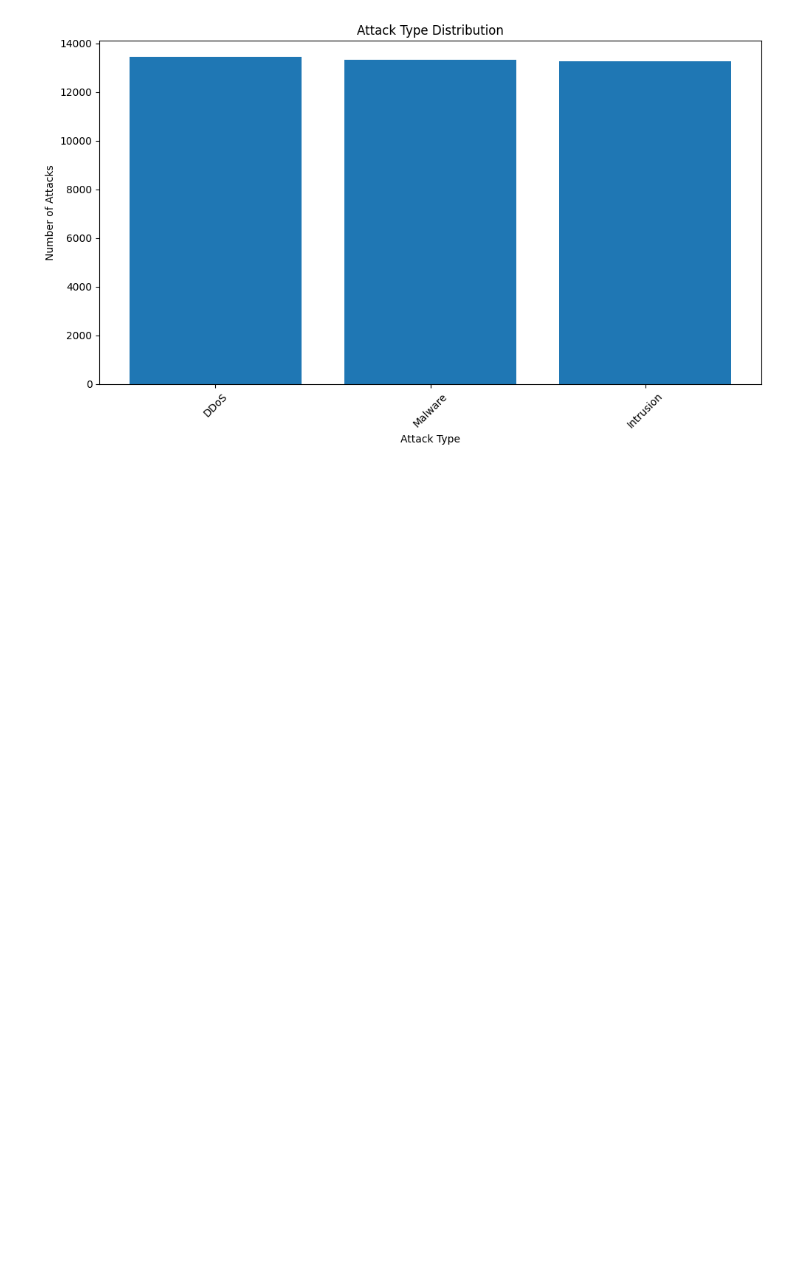
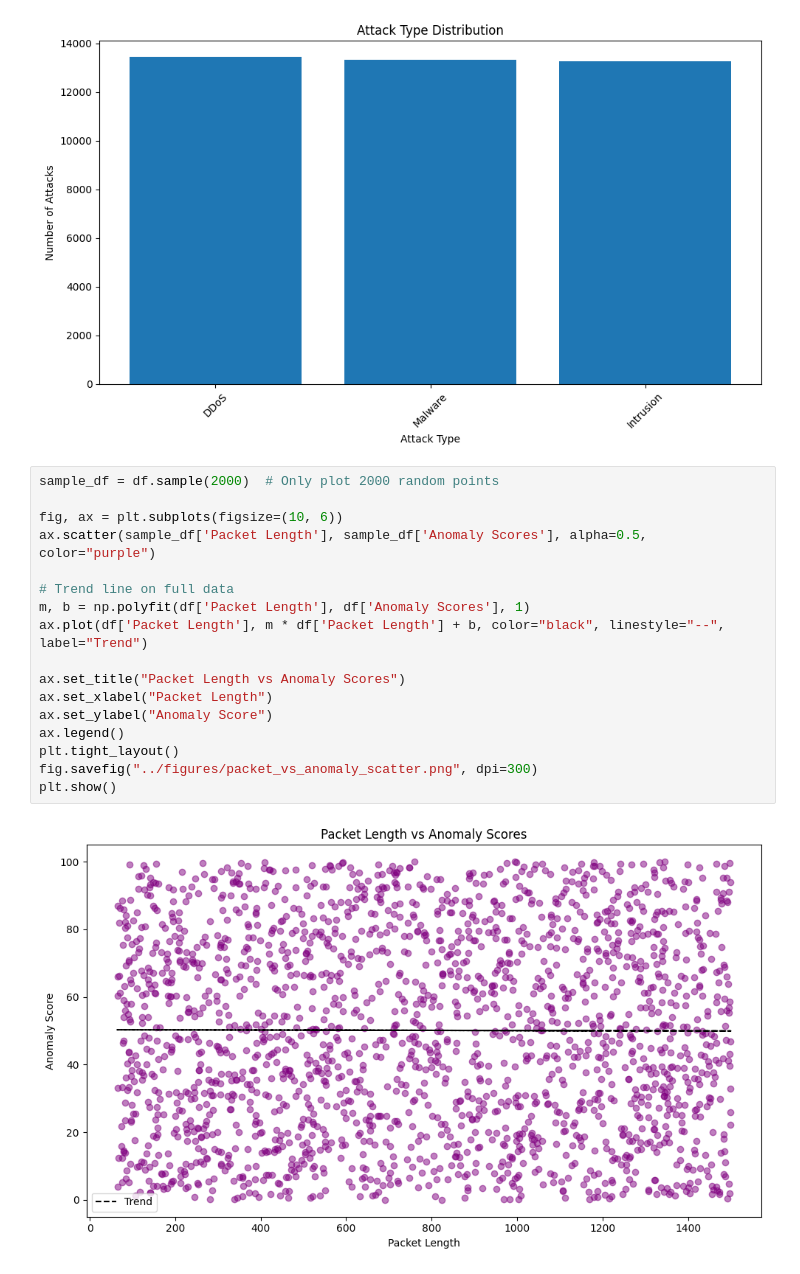
Before and after one commit to mateolfig/cis4930-sp26-project-group-06, a Jupyter notebook: notebooks/analysis.ipynb, the cells around one changed output. Drawn from its saved outputs; the diff is of its cells as text; blank space fills up the shorter version.

Commit message:
Scatter Plot: Packet Length vs Anomaly Scores

```diff
--- a/notebooks/analysis.ipynb
+++ b/notebooks/analysis.ipynb
@@ -139,3 +144,22 @@ fig.savefig("../figures/attack_type_distribution.png", dpi=300)
 plt.show()
 # %% [output]
 [figure]
+# %%
+sample_df = df.sample(2000)  # Only plot 2000 random points
+
+fig, ax = plt.subplots(figsize=(10, 6))
+ax.scatter(sample_df['Packet Length'], sample_df['Anomaly Scores'], alpha=0.5, color="purple")
+
+# Trend line on full data
+m, b = np.polyfit(df['Packet Length'], df['Anomaly Scores'], 1)
+ax.plot(df['Packet Length'], m * df['Packet Length'] + b, color="black", linestyle="--", label="Trend")
+
+ax.set_title("Packet Length vs Anomaly Scores")
+ax.set_xlabel("Packet Length")
+ax.set_ylabel("Anomaly Score")
+ax.legend()
+plt.tight_layout()
+fig.savefig("../figures/packet_vs_anomaly_scatter.png", dpi=300)
+plt.show()
+# %% [output]
+[figure, added]
```
Also changed, not shown: parts of 2 cells of this notebook, 1 other file.
